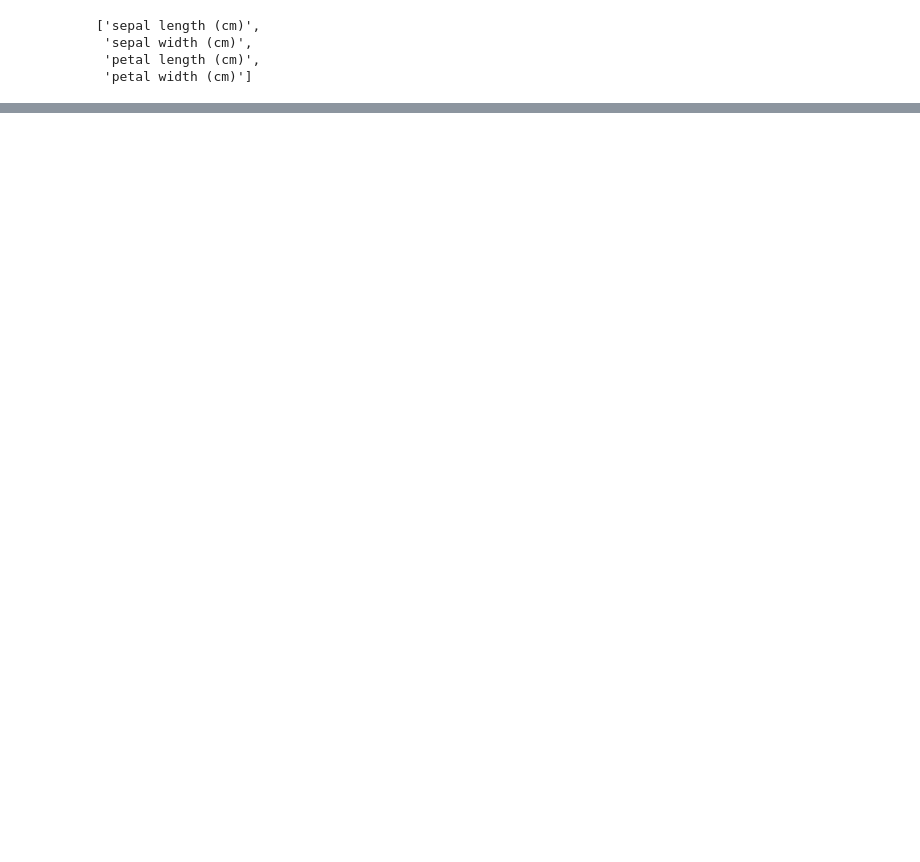
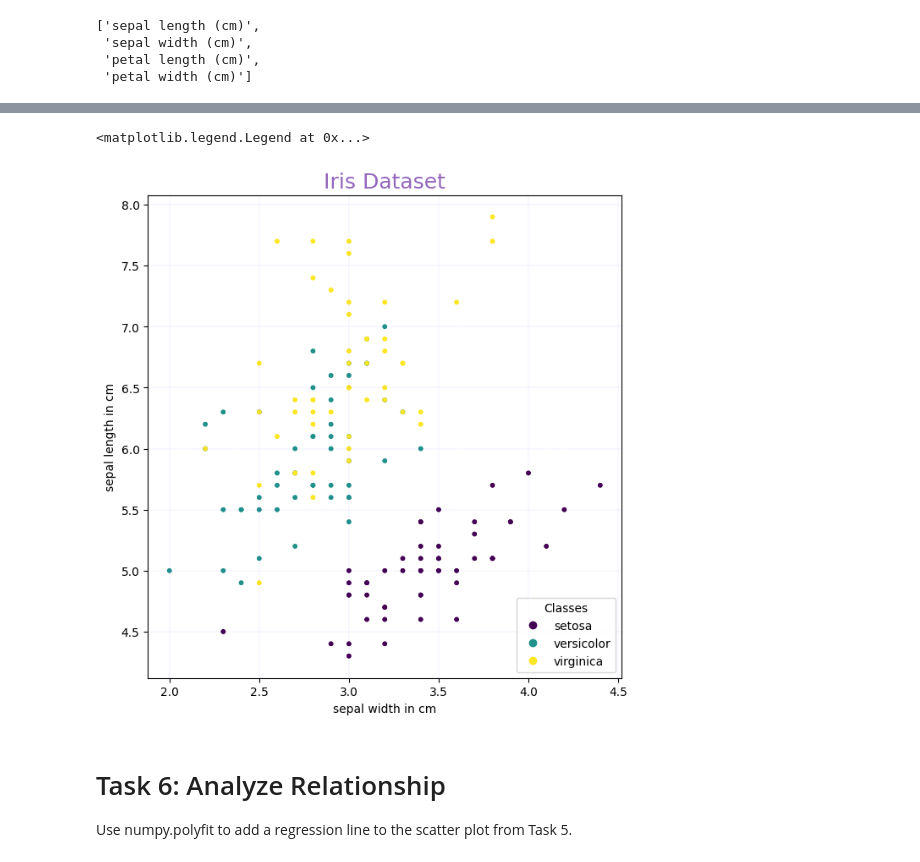
Before and after one commit to Maroua-El-Imame/principles_of_data_analytics, a Jupyter notebook: tasks.ipynb, the cells around one changed output, grey strips where cells are left out. Drawn from its saved outputs; the diff is of its cells as text; code cells hidden in the pictures; blank space fills up the shorter version.

```diff
--- a/tasks.ipynb
+++ b/tasks.ipynb
@@ -249,0 +263,39 @@ if true = it ll be shared among oll subplots
+# %%
+# scatter plot of both Sepal length and Sepal width from the Iris dataset.
+
+# create figure and axis
+fig, ax = plt.subplots()
+
+# recalling dataset classes (targets)
+classes = data['target']
+
+# scatter the Sepal width against the Sepal length : sepal width is assigned to x axis, sepal length is assigned to y axis.
+ax.scatter(sepal_width, sepal_length,c=classes, marker='.')
+
+# adding a grid to simplify dataset features reading. Followed the link-below to learn more about the grid function.
+# Reference 5.1 :
+plt.grid(color = 'blue', linestyle = '--', linewidth = 0.05)
+
+# through the link below, I was able to learn more about the color palette.
+# Reference 5.2: https://matplotlib.org/stable/users/explain/colors/colors.html
+
+# set a title and labels
+ax.set_title('Iris Dataset', c='tab:purple', fontsize=18,)
+ax.set_xlabel('sepal width in cm')
+ax.set_ylabel('sepal length in cm')
+
+# I used subplots_adjust to help medjust the subplot layout parameters
+# Reference 5.3 : https://matplotlib.org/stable/api/_as_gen/matplotlib.pyplot.subplots_adjust.html
+plt.subplots_adjust(right=1, top=1.3)
+
+# assigning a variable called scatter
+scatter = ax.scatter(sepal_width, sepal_length,c=classes, marker='.')
+
+# adding a legend in order to distinguish the 3 different species, and, making sure the legend's location is put in an empty part of the plot.
+ax.legend(scatter.legend_elements()[0], data['target_names'], loc="lower right", title="Classes")
+# %% [output]
+<matplotlib.legend.Legend at 0x...>
+[figure, added]
+# %% [markdown]
+# Task 6: Analyze Relationship
+Use numpy.polyfit to add a regression line to the scatter plot from Task 5.
```
Also changed, not shown: parts of 17 cells of this notebook.
